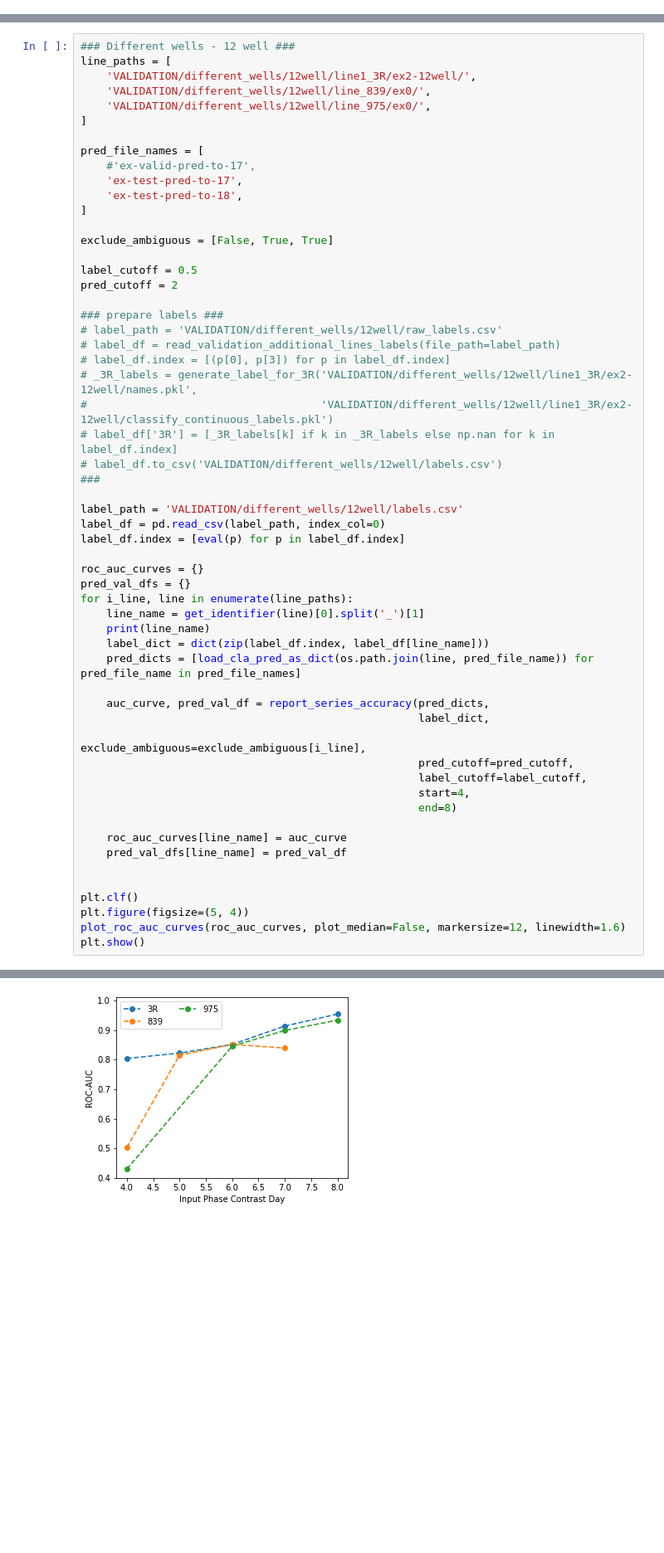
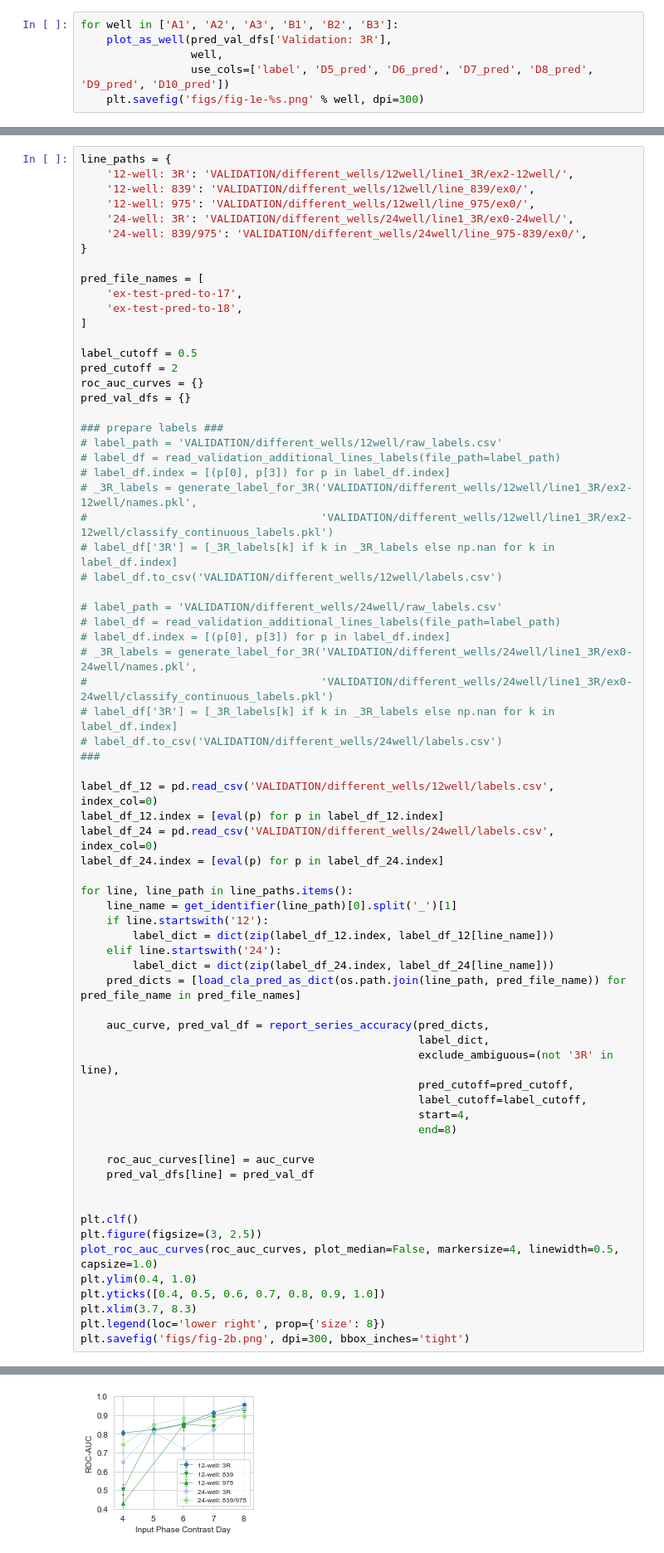
Before and after one commit to miaecle/DiffPred, a Jupyter notebook: metric_breakdown_test.ipynb, the cells around one changed output, grey strips where cells are left out. Shown at 83% size. Drawn from its saved outputs; the diff is of its cells as text; blank space fills up the shorter version.

```diff
--- a/metric_breakdown_test.ipynb
+++ b/metric_breakdown_test.ipynb
@@ -258,0 +335,6 @@ def combine_multi_line_preds(pred_val_dfs,
+# %%
+for well in ['A1', 'A2', 'A3', 'B1', 'B2', 'B3']:
+    plot_as_well(pred_val_dfs['Validation: 3R'],
+                 well,
+                 use_cols=['label', 'D5_pred', 'D6_pred', 'D7_pred', 'D8_pred', 'D9_pred', 'D10_pred'])
+    plt.savefig('figs/fig-1e-%s.png' % well, dpi=300)
@@ -259,21 +539,21 @@ def combine_multi_line_preds(pred_val_dfs,
 # %%
-### Different wells - 12 well ###
-line_paths = [
-    'VALIDATION/different_wells/12well/line1_3R/ex2-12well/',
-    'VALIDATION/different_wells/12well/line_839/ex0/',
-    'VALIDATION/different_wells/12well/line_975/ex0/',
-]
+line_paths = {
+    '12-well: 3R': 'VALIDATION/different_wells/12well/line1_3R/ex2-12well/',
+    '12-well: 839': 'VALIDATION/different_wells/12well/line_839/ex0/',
+    '12-well: 975': 'VALIDATION/different_wells/12well/line_975/ex0/',
+    '24-well: 3R': 'VALIDATION/different_wells/24well/line1_3R/ex0-24well/',
+    '24-well: 839/975': 'VALIDATION/different_wells/24well/line_975-839/ex0/',
+}
 
 pred_file_names = [
-    #'ex-valid-pred-to-17',
     'ex-test-pred-to-17',
     'ex-test-pred-to-18',
 ]
 
-exclude_ambiguous = [False, True, True]
-
 label_cutoff = 0.5
 pred_cutoff = 2
+roc_auc_curves = {}
+pred_val_dfs = {}
 
 ### prepare labels ###
 # label_path = 'VALIDATION/different_wells/12well/raw_labels.csv'
@@ -283,34 +563,47 @@ pred_cutoff = 2
 #                                    'VALIDATION/different_wells/12well/line1_3R/ex2-12well/classify_continuous_labels.pkl')
 # label_df['3R'] = [_3R_labels[k] if k in _3R_labels else np.nan for k in label_df.index]
 # label_df.to_csv('VALIDATION/different_wells/12well/labels.csv')
+
+# label_path = 'VALIDATION/different_wells/24well/raw_labels.csv'
+# label_df = read_validation_additional_lines_labels(file_path=label_path)
+# label_df.index = [(p[0], p[3]) for p in label_df.index]
+# _3R_labels = generate_label_for_3R('VALIDATION/different_wells/24well/line1_3R/ex0-24well/names.pkl',
+#                                    'VALIDATION/different_wells/24well/line1_3R/ex0-24well/classify_continuous_labels.pkl')
+# label_df['3R'] = [_3R_labels[k] if k in _3R_labels else np.nan for k in label_df.index]
+# label_df.to_csv('VALIDATION/different_wells/24well/labels.csv')
 ###
 
-label_path = 'VALIDATION/different_wells/12well/labels.csv'
-label_df = pd.read_csv(label_path, index_col=0)
-label_df.index = [eval(p) for p in label_df.index]
+label_df_12 = pd.read_csv('VALIDATION/different_wells/12well/labels.csv', index_col=0)
+label_df_12.index = [eval(p) for p in label_df_12.index]
+label_df_24 = pd.read_csv('VALIDATION/different_wells/24well/labels.csv', index_col=0)
+label_df_24.index = [eval(p) for p in label_df_24.index]
 
-roc_auc_curves = {}
-pred_val_dfs = {}
-for i_line, line in enumerate(line_paths):
-    line_name = get_identifier(line)[0].split('_')[1]
-    print(line_name)
-    label_dict = dict(zip(label_df.index, label_df[line_name]))
-    pred_dicts = [load_cla_pred_as_dict(os.path.join(line, pred_file_name)) for pred_file_name in pred_file_names]
+for line, line_path in line_paths.items():
+    line_name = get_identifier(line_path)[0].split('_')[1]
+    if line.startswith('12'):
+        label_dict = dict(zip(label_df_12.index, label_df_12[line_name]))
+    elif line.startswith('24'):
+        label_dict = dict(zip(label_df_24.index, label_df_24[line_name]))
+    pred_dicts = [load_cla_pred_as_dict(os.path.join(line_path, pred_file_name)) for pred_file_name in pred_file_names]
 
     auc_curve, pred_val_df = report_series_accuracy(pred_dicts,
                                                     label_dict,
-                                                    exclude_ambiguous=exclude_ambiguous[i_line],
+                                                    exclude_ambiguous=(not '3R' in line),
                                                     pred_cutoff=pred_cutoff,
                                                     label_cutoff=label_cutoff,
                                                     start=4,
                                                     end=8)
 
-    roc_auc_curves[line_name] = auc_curve
-    pred_val_dfs[line_name] = pred_val_df
+    roc_auc_curves[line] = auc_curve
+    pred_val_dfs[line] = pred_val_df
 
 
 plt.clf()
-plt.figure(figsize=(5, 4))
-plot_roc_auc_curves(roc_auc_curves, plot_median=False, markersize=12, linewidth=1.6)
-plt.show()
+plt.figure(figsize=(3, 2.5))
+plot_roc_auc_curves(roc_auc_curves, plot_median=False, markersize=4, linewidth=0.5, capsize=1.0)
+plt.ylim(0.4, 1.0)
+plt.yticks([0.4, 0.5, 0.6, 0.7, 0.8, 0.9, 1.0])
+plt.xlim(3.7, 8.3)
+plt.legend(loc='lower right', prop={'size': 8})
+plt.savefig('figs/fig-2b.png', dpi=300, bbox_inches='tight')
 # %% [output]
@@ -333,2 +627,2 @@ N-samples: 256  Pos rate: 0.754 Prec: 0.938     Recall: 0.933   F1: 0.935
 <Figure size 432x288 with 0 Axes>
-[figure, old version]
+[figure, new version]
```
Also changed, not shown: parts of 43 cells of this notebook.
